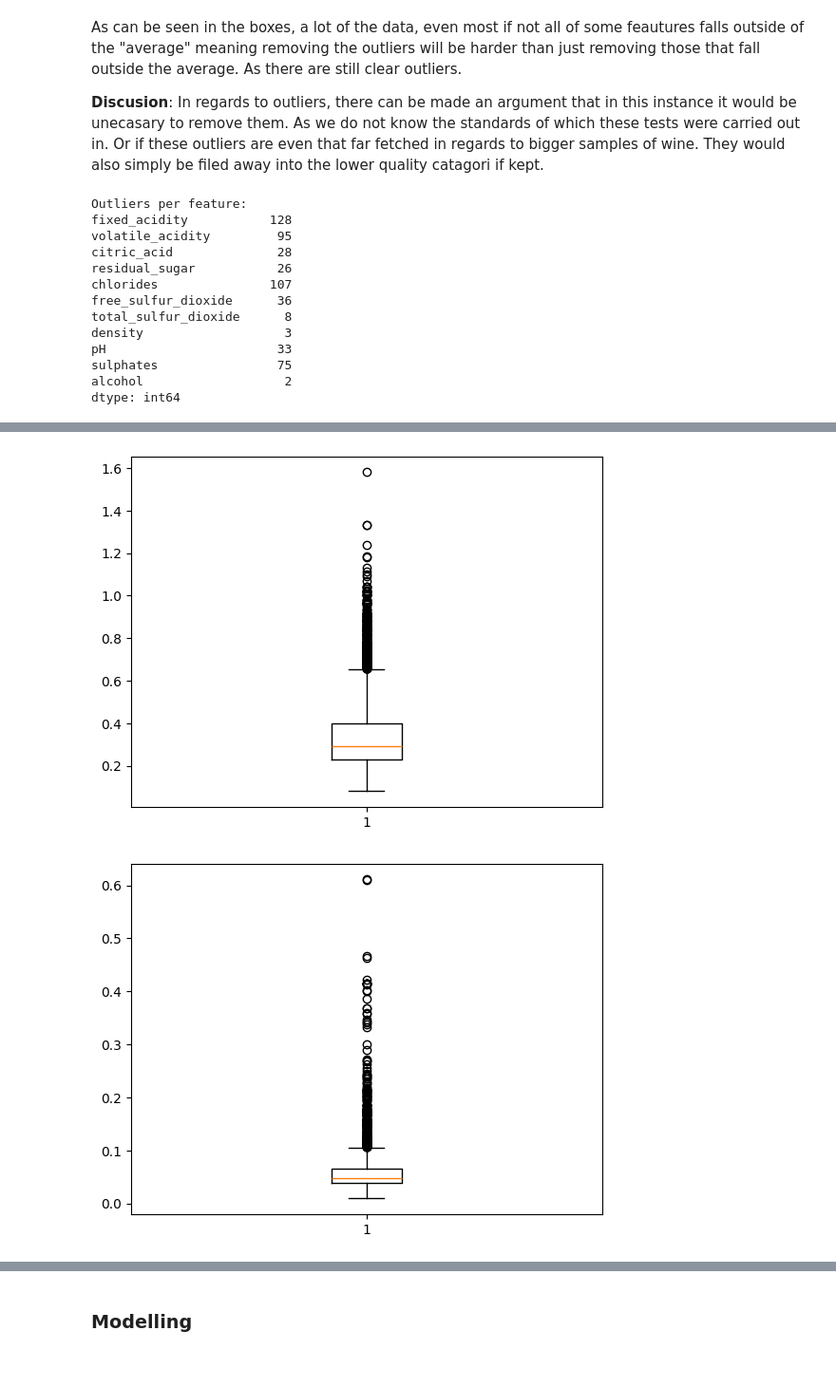
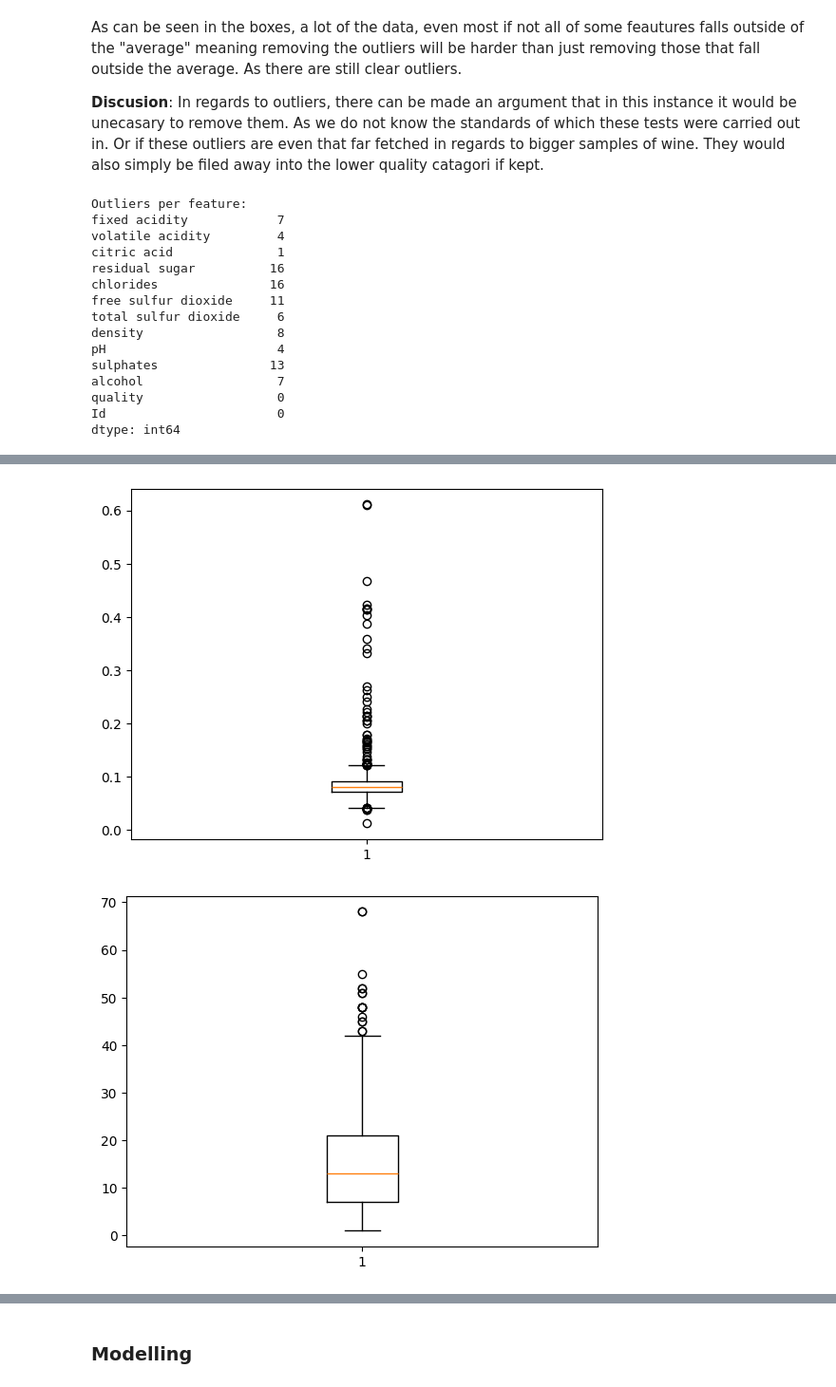
Before and after one commit to sondre04aasheim-spec/Deliverable_3_DAT200, a Jupyter notebook: CA3_template_group_30.ipynb, the cells around one changed output, grey strips where cells are left out. Shown at 95% size. Saved outputs shown, nothing was run; the diff lists cells and outputs as text; code cells hidden in the pictures.

```diff
--- a/CA3_template_group_30.ipynb
+++ b/CA3_template_group_30.ipynb
@@ -55,0 +18,7 @@ print(wine_q.variables)
+# %%
+# Downloading of the data through internal files
+wine_train = pd.read_csv("train.csv")
+wine_test = pd.read_csv("test.csv")
+
+# printing the data to get a look
+print(wine_train)
@@ -145,7 +131,7 @@ As can be seen in the boxes, a lot of the data, even most if not all of some fea
 In regards to outliers, there can be made an argument that in this instance it would be unecasary to remove them. As we do not know the standards of which these tests were carried out in. Or if these outliers are even that far fetched in regards to bigger samples of wine. They would also simply be filed away into the lower quality catagori if kept.
 # %%
 # Gives each item inside the dataframe a score based on how far it is from the mean through z = (x-mu)/sigma
-z_scores = (X - X.mean()) / X.std(ddof=0)
+z_scores = (wine_train - wine_train.mean()) / wine_train.std(ddof=0)
 
 # Checks if the z score is above or under the average by 3 through using absolute values
 outliers = z_scores.abs() > 3
@@ -154,27 +140,32 @@ print("Outliers per feature:")
 print(outliers.sum())
 # %% [output]
 Outliers per feature:
-fixed_acidity           128
-volatile_acidity         95
-citric_acid              28
-residual_sugar           26
-chlorides               107
-free_sulfur_dioxide      36
-total_sulfur_dioxide      8
-density                   3
-pH                       33
-sulphates                75
-alcohol                   2
+fixed acidity            7
+volatile acidity         4
+citric acid              1
+residual sugar          16
+chlorides               16
+free sulfur dioxide     11
+total sulfur dioxide     6
+density                  8
+pH                       4
+sulphates               13
+alcohol                  7
+quality                  0
+Id                       0
 dtype: int64
 # %%
-# We'll take a deeper look at fixed_acidity, volatile_acidity and chlorides
+# We'll take a deeper look at residual sugar, chlorides, free sulfur dioxide and sulphates
 # since they are much higher than the rest
-plt.boxplot(X["fixed_acidity"])
+plt.boxplot(wine_train["residual sugar"])
 plt.show()
 
-plt.boxplot(X["volatile_acidity"])
+plt.boxplot(wine_train["chlorides"])
 plt.show()
 
-plt.boxplot(X["chlorides"])
+plt.boxplot(wine_train["free sulfur dioxide"])
 plt.show()
+
+plt.boxplot(wine_train["sulphates"])
+plt.show()
 # %% [output]
@@ -182,2 +173,2 @@ plt.show()
-[figure, old version]
+[figure, new version]
-[figure, old version]
+[figure, new version]
```
Also changed, not shown: parts of 14 cells of this notebook, 2 other files.
